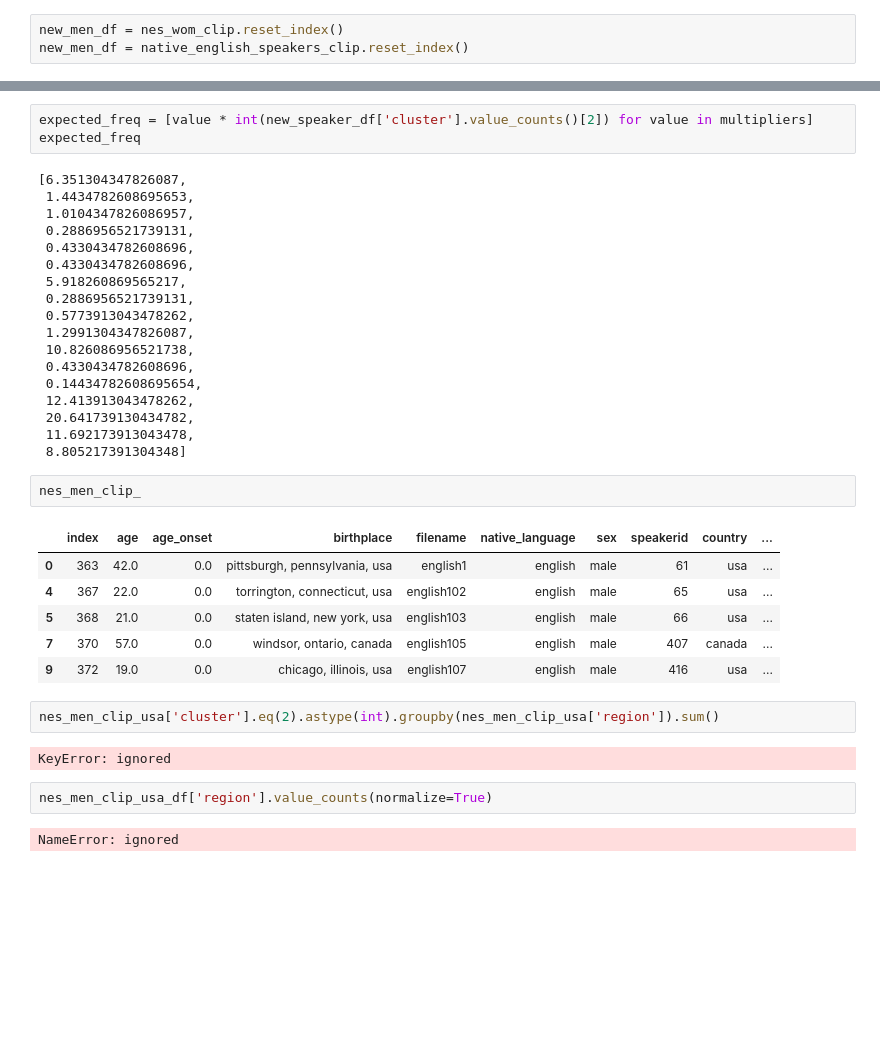
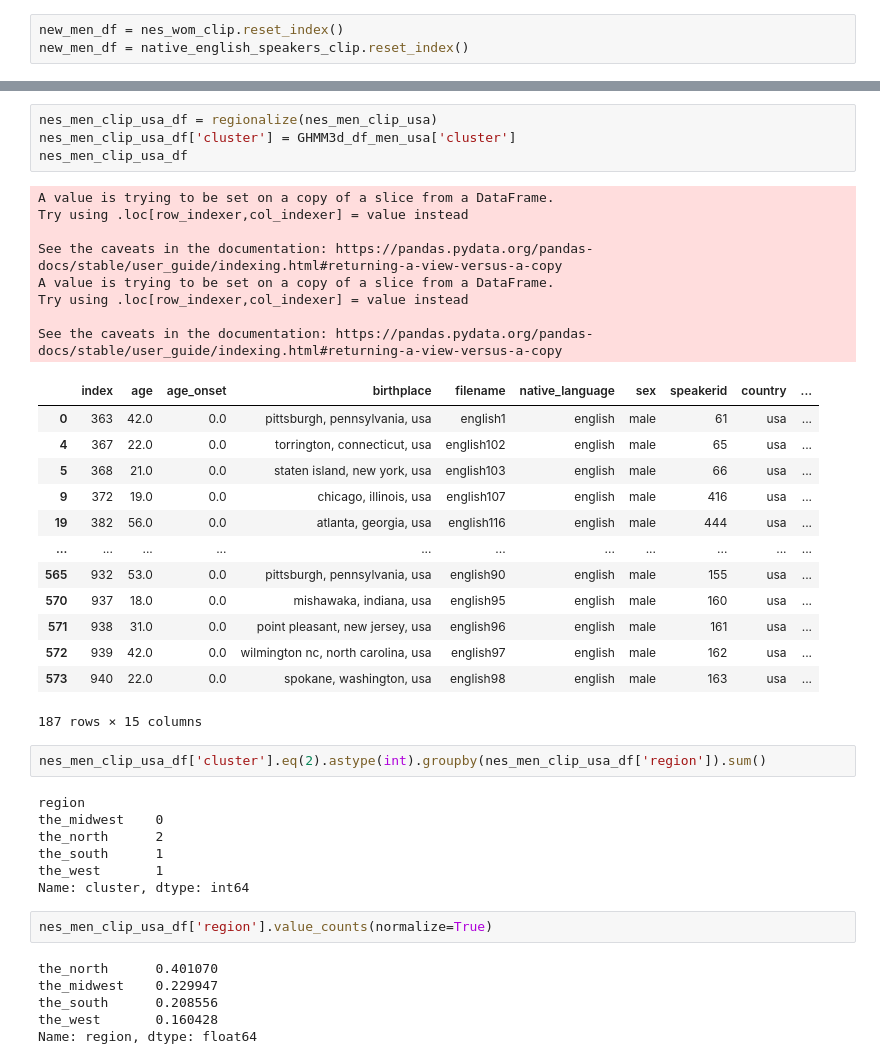
Before and after one commit to alxtyl/118B-FinalProject, a Jupyter notebook: 118B_Final_Project.ipynb, the cells around one changed output, grey strips where cells are left out. Drawn from its saved outputs; the diff is of its cells as text; blank space fills up the shorter version.

```diff
--- a/118B_Final_Project.ipynb
+++ b/118B_Final_Project.ipynb
@@ -937,40 +952,45 @@ South Pacific    1
 Name: region, dtype: int64
-# %%
-expected_freq = [value * int(new_speaker_df['cluster'].value_counts()[2]) for value in multipliers]
-expected_freq
-# %% [output]
-[6.351304347826087,
- 1.4434782608695653,
- 1.0104347826086957,
- 0.2886956521739131,
- 0.4330434782608696,
- 0.4330434782608696,
- 5.918260869565217,
- 0.2886956521739131,
- 0.5773913043478262,
- 1.2991304347826087,
- 10.826086956521738,
- 0.4330434782608696,
- 0.14434782608695654,
- 12.413913043478262,
- 20.641739130434782,
- 11.692173913043478,
- 8.805217391304348]
-# %%
-nes_men_clip_
-# %% [output]
-|  | index | age | age_onset | birthplace | filename | native_language | sex | speakerid | country | ... |
-| 0 | 363 | 42.0 | 0.0 | pittsburgh, pennsylvania, usa | english1 | english | male | 61 | usa | ... |
-| 4 | 367 | 22.0 | 0.0 | torrington, connecticut, usa | english102 | english | male | 65 | usa | ... |
-| 5 | 368 | 21.0 | 0.0 | staten island, new york, usa | english103 | english | male | 66 | usa | ... |
-| 7 | 370 | 57.0 | 0.0 | windsor, ontario, canada | english105 | english | male | 407 | canada | ... |
-| 9 | 372 | 19.0 | 0.0 | chicago, illinois, usa | english107 | english | male | 416 | usa | ... |
+# %%
+nes_men_clip_usa_df = regionalize(nes_men_clip_usa)
+nes_men_clip_usa_df['cluster'] = GHMM3d_df_men_usa['cluster']
+nes_men_clip_usa_df
+# %% [output]
+A value is trying to be set on a copy of a slice from a DataFrame.
+Try using .loc[row_indexer,col_indexer] = value instead
+
+See the caveats in the documentation: https://pandas.pydata.org/pandas-docs/stable/user_guide/indexing.html#returning-a-view-versus-a-copy
+A value is trying to be set on a copy of a slice from a DataFrame.
+Try using .loc[row_indexer,col_indexer] = value instead
+
+See the caveats in the documentation: https://pandas.pydata.org/pandas-docs/stable/user_guide/indexing.html#returning-a-view-versus-a-copy
+|  | index | age | age_onset | birthplace | filename | native_language | sex | speakerid | country | ... |
+| 0 | 363 | 42.0 | 0.0 | pittsburgh, pennsylvania, usa | english1 | english | male | 61 | usa | ... |
+| 4 | 367 | 22.0 | 0.0 | torrington, connecticut, usa | english102 | english | male | 65 | usa | ... |
+| 5 | 368 | 21.0 | 0.0 | staten island, new york, usa | english103 | english | male | 66 | usa | ... |
+| 9 | 372 | 19.0 | 0.0 | chicago, illinois, usa | english107 | english | male | 416 | usa | ... |
+| 19 | 382 | 56.0 | 0.0 | atlanta, georgia, usa | english116 | english | male | 444 | usa | ... |
+| ... | ... | ... | ... | ... | ... | ... | ... | ... | ... | ... |
+| 565 | 932 | 53.0 | 0.0 | pittsburgh, pennsylvania, usa | english90 | english | male | 155 | usa | ... |
+| 570 | 937 | 18.0 | 0.0 | mishawaka, indiana, usa | english95 | english | male | 160 | usa | ... |
+| 571 | 938 | 31.0 | 0.0 | point pleasant, new jersey, usa | english96 | english | male | 161 | usa | ... |
+| 572 | 939 | 42.0 | 0.0 | wilmington nc, north carolina, usa | english97 | english | male | 162 | usa | ... |
+| 573 | 940 | 22.0 | 0.0 | spokane, washington, usa | english98 | english | male | 163 | usa | ... |
+187 rows × 15 columns
 # %%
-nes_men_clip_usa['cluster'].eq(2).astype(int).groupby(nes_men_clip_usa['region']).sum()
+nes_men_clip_usa_df['cluster'].eq(2).astype(int).groupby(nes_men_clip_usa_df['region']).sum()
 # %% [output]
-KeyError: ignored
+region
+the_midwest    0
+the_north      2
+the_south      1
+the_west       1
+Name: cluster, dtype: int64
 # %%
 nes_men_clip_usa_df['region'].value_counts(normalize=True)
 # %% [output]
-NameError: ignored
+the_north      0.401070
+the_midwest    0.229947
+the_south      0.208556
+the_west       0.160428
+Name: region, dtype: float64
 # %%
```
Also changed, not shown: parts of 62 cells of this notebook.
